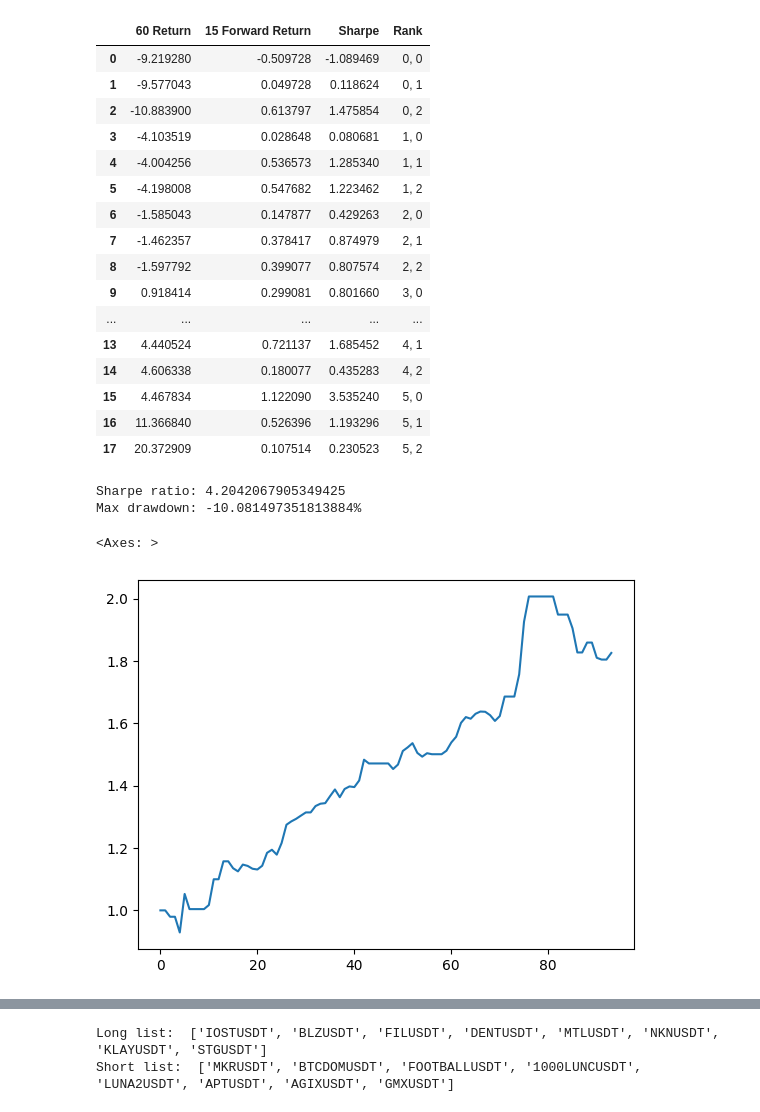
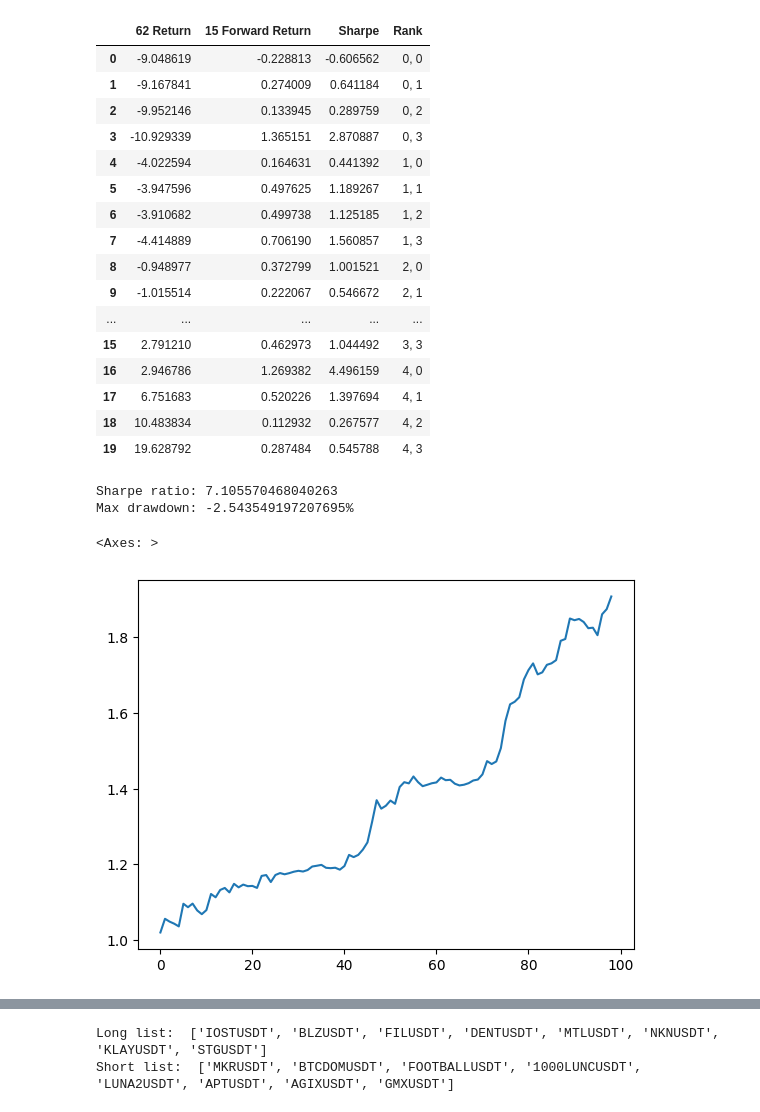
Before and after one commit to createMonster/Multi-Strategy-Quant-System, a Jupyter notebook: playground/momentum_2factor.ipynb, the cells around one changed output, grey strips where cells are left out. Cells and saved outputs as stored; diff of their text form; code cells hidden in the pictures.

Commit message:
Overfit a beautiful curve

```diff
--- a/playground/momentum_2factor.ipynb
+++ b/playground/momentum_2factor.ipynb
@@ -21,7 +21,7 @@ def get_instruments_from_df(df):
 origin_df = pd.read_excel("../crypto_historical_4h.xlsx", engine="openpyxl", index_col='open_time')
 # %%
 look_ahead = 15
-look_back = 60
+look_back = 62
 periods = [look_ahead, look_back]
 IGNORES = 5 # We do not want to count the closest momentum for possible reversion
 
@@ -100,6 +98,6 @@ rank_df
 # %%
-k=6
-k2=3
+k=5
+k2=4
 
 portfolio_df = pd.DataFrame(index=rank_df.index, columns=target_instruments)
 target_ret_cols = [f"{inst} {look_back} ret" for inst in target_instruments]
@@ -138,8 +136,9 @@ def lookup_ret(index, rank_portfolio):
         for col in target_ret_vol_cols:
             if inst in col: ret_vol_cols.append(col)
 
-    ret_vols = 1 / (rank_df.loc[index, ret_vol_cols] + 0.001)
+    ret_vols = 1 / (rank_df.loc[index, ret_vol_cols] + 0.01)
     ret_vols_percent = ret_vols / ret_vols.sum()
+    #ret_vols_percent = [0]
     if sum(ret_vols_percent) == 0:
         inst_fwd_ret = rank_df.loc[index, fwd_ret_cols].mean()
     else:
@@ -189,53 +188,55 @@ compare_df["Rank"] = ranks
 
 compare_df
 # %% [output]
-|  | 60 Return | 15 Forward Return | Sharpe | Rank |
-| 0 | -9.219280 | -0.509728 | -1.089469 | 0, 0 |
-| 1 | -9.577043 | 0.049728 | 0.118624 | 0, 1 |
-| 2 | -10.883900 | 0.613797 | 1.475854 | 0, 2 |
-| 3 | -4.103519 | 0.028648 | 0.080681 | 1, 0 |
-| 4 | -4.004256 | 0.536573 | 1.285340 | 1, 1 |
-| 5 | -4.198008 | 0.547682 | 1.223462 | 1, 2 |
-| 6 | -1.585043 | 0.147877 | 0.429263 | 2, 0 |
-| 7 | -1.462357 | 0.378417 | 0.874979 | 2, 1 |
-| 8 | -1.597792 | 0.399077 | 0.807574 | 2, 2 |
-| 9 | 0.918414 | 0.299081 | 0.801660 | 3, 0 |
+|  | 62 Return | 15 Forward Return | Sharpe | Rank |
+| 0 | -9.048619 | -0.228813 | -0.606562 | 0, 0 |
+| 1 | -9.167841 | 0.274009 | 0.641184 | 0, 1 |
+| 2 | -9.952146 | 0.133945 | 0.289759 | 0, 2 |
+| 3 | -10.929339 | 1.365151 | 2.870887 | 0, 3 |
+| 4 | -4.022594 | 0.164631 | 0.441392 | 1, 0 |
+| 5 | -3.947596 | 0.497625 | 1.189267 | 1, 1 |
+| 6 | -3.910682 | 0.499738 | 1.125185 | 1, 2 |
+| 7 | -4.414889 | 0.706190 | 1.560857 | 1, 3 |
+| 8 | -0.948977 | 0.372799 | 1.001521 | 2, 0 |
+| 9 | -1.015514 | 0.222067 | 0.546672 | 2, 1 |
 | ... | ... | ... | ... | ... |
-| 13 | 4.440524 | 0.721137 | 1.685452 | 4, 1 |
-| 14 | 4.606338 | 0.180077 | 0.435283 | 4, 2 |
-| 15 | 4.467834 | 1.122090 | 3.535240 | 5, 0 |
-| 16 | 11.366840 | 0.526396 | 1.193296 | 5, 1 |
-| 17 | 20.372909 | 0.107514 | 0.230523 | 5, 2 |
+| 15 | 2.791210 | 0.462973 | 1.044492 | 3, 3 |
+| 16 | 2.946786 | 1.269382 | 4.496159 | 4, 0 |
+| 17 | 6.751683 | 0.520226 | 1.397694 | 4, 1 |
+| 18 | 10.483834 | 0.112932 | 0.267577 | 4, 2 |
+| 19 | 19.628792 | 0.287484 | 0.545788 | 4, 3 |
 # %%
-long_ranks = ['5, 0']
-lw = [1]
+long_ranks = ['0, 3', '1, 3', '3, 3', '3, 2', '4, 0']
+lw = [0.3, 0.1, 0.1, 0.1, 0.4]
 long_portfolio = [result_df[f"rank {x} fwd ret"] for x in long_ranks]
 long_portfolio = sum([long_portfolio[i]*lw[i] for i in range(len(long_ranks))])
 
 
-short_ranks = ['0, 0']
-sw = [1]
+short_ranks = ['0, 0', '0, 1', '0, 2', '1, 0', '4, 3']
+sw = [0.5, 0.1, 0.1, 0.2, 0.1]
 short_portfolio = [result_df[f"rank {x} fwd ret"] for x in short_ranks]
 short_portfolio = sum([short_portfolio[i]*sw[i] for i in range(len(short_ranks))])
 
 
-short_pct = long_portfolio.apply(lambda x: 0 if x == 0 else 0.62)
+#short_pct = long_portfolio.apply(lambda x: 0.8 if x == 0 else 0.6)
+short_pct = 0.65
+leverage = 1
 # %%
 # long-short
-result_df["portfolio ret"] = (long_portfolio - short_pct*short_portfolio) / (1+short_pct)
+result_df["portfolio ret"] = (long_portfolio - short_pct*short_portfolio) / (1+short_pct) * leverage
 sharpe = result_df["portfolio ret"].mean() / result_df["portfolio ret"].std() * np.sqrt(253)
 
 result_df["portfolio ret"] = (1+result_df["portfolio ret"]).cumprod()
 result_df["drawdown"] = result_df["portfolio ret"] / result_df["portfolio ret"].cummax() - 1
 max_drawdown = result_df["drawdown"].min()*100
 print (f"Sharpe ratio: {sharpe}")
 print (f"Max drawdown: {max_drawdown}%")
 result_df["portfolio ret"].plot()
 # %% [output]
-Sharpe ratio: 4.2042067905349425
-Max drawdown: -10.081497351813884%
+Sharpe ratio: 7.105570468040263
+Max drawdown: -2.543549197207695%
 <Axes: >
-[figure, old version]
+[figure, new version]
 # %%
 # long only
 result_df["portfolio ret"] = long_portfolio
```
Also changed, not shown: parts of 3 cells of this notebook, 6 other files.
